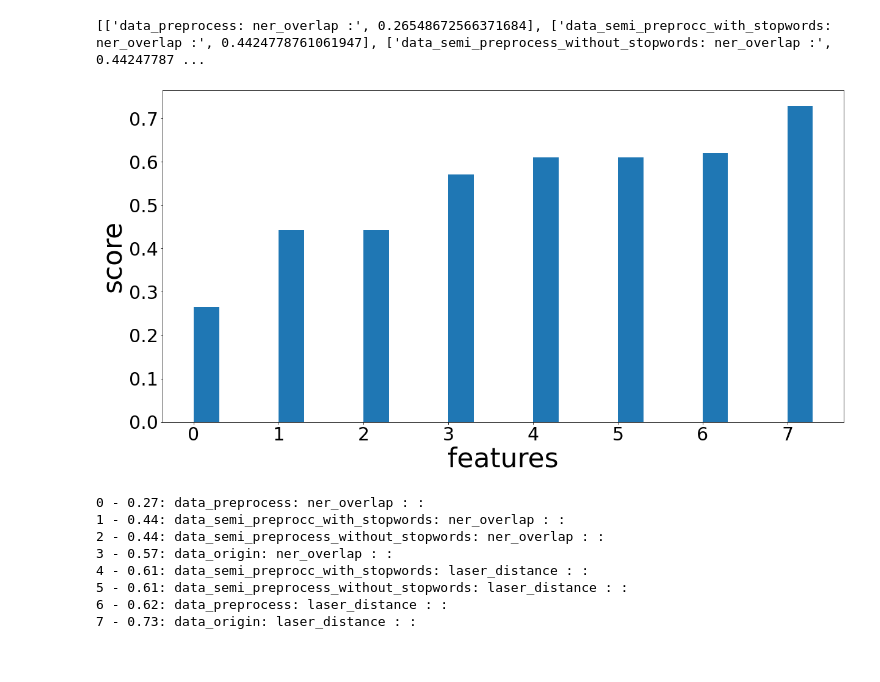
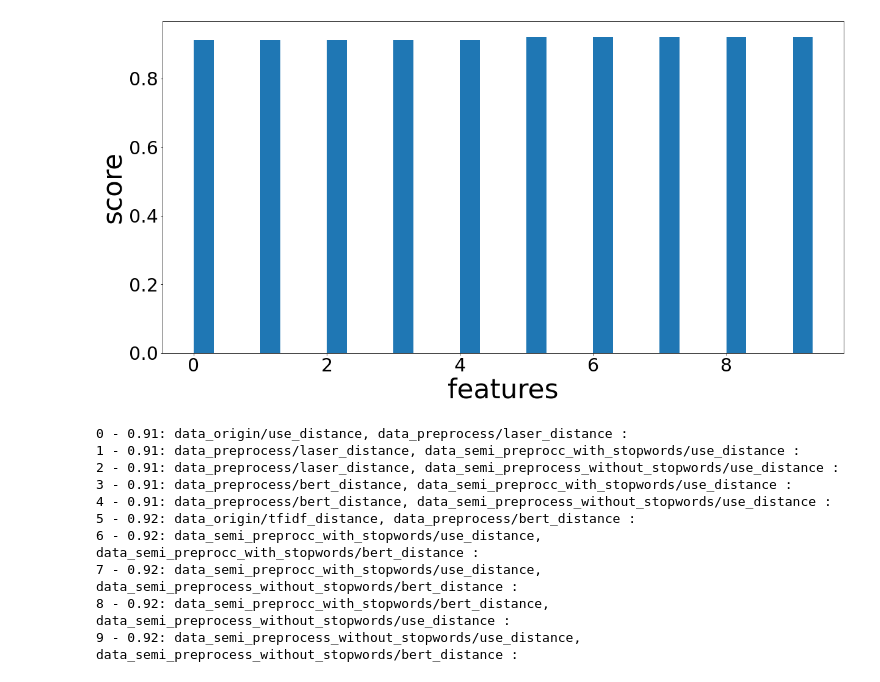
Before and after one commit to DaniilRoman/short_answers_scoring, a Jupyter notebook: visualization.ipynb, the cells around one changed output. Cells and saved outputs as stored; diff of their text form; code cells hidden in the pictures.

```diff
--- a/visualization.ipynb
+++ b/visualization.ipynb
@@ -97,6 +96,11 @@ def chunks(lst, n):
     for i in range(0, len(lst), n):
         yield lst[i:i + n]
 # %%
+ALL_SCORES_FILE_NAME = "all_scores"
+MOST_SCORES_FILE_NAME = "most_scores"
+LESS_SCORES_FILE_NAME = "less_scores"
+CLASSIFICATION_RESULT = "/home/droman/Documents/diploma/deeppavlov_ner_3.6/data/output/classification/scores.json"
+
 def print_scores(scores_structure, file_name):
     features_names = scores_structure[0] #[', '.join(x) for x in scores_structure[0]]
     features = scores_structure[1]
@@ -118,21 +122,26 @@ def print_scores(scores_structure, file_name):
         print(lines)
         file.write(lines)
 
-def get_scores(input="/home/droman/Documents/diploma/deeppavlov_ner_3.6/data/output/classification/scores.json"):
+def get_scores(input=CLASSIFICATION_RESULT):
     with open(input) as json_file:
         return json.load(json_file)
 
 def get_columns_from_json(scores_data):
-    return [item["data_type"] + ": " + ', '.join(x_column) + " :" for item in scores_data["items"] for x_column in item["x_columns"]]
+    try:
+        return [item["data_type"] + ": " + ', '.join(x_column) + " :" for item in scores_data["items"] for x_column in item["x_columns"]]
+    except:
+        return [', '.join(x_column) for item in scores_data["items"] for x_column in item["x_columns"]]
+
+
 def get_scores_from_json(scores_data):
     res = [score for item in scores_data["items"] for score in item["scores"]]
     return res
 
 def most_scored():
-    print_scored_abstract(lambda x: x[-10:], "most_sorted")
+    print_scored_abstract(lambda x: x[-10:], MOST_SCORES_FILE_NAME)
 
 def less_scored():
-    print_scored_abstract(lambda x: x[:10], "less_sorted")
+    print_scored_abstract(lambda x: x[:10], LESS_SCORES_FILE_NAME)
 
 def scores_by_feature(feature, feature2=None):
     def filter_fun(xx):
@@ -143,7 +152,7 @@ def scores_by_feature(feature, feature2=None):
     print_scored_abstract(lambda x: list(filter(filter_fun, x)), "scores_by_" + feature)
 
 def all_scored():
-    print_scored_abstract(lambda x: x, "all_sorted")
+    print_scored_abstract(lambda x: x, ALL_SCORES_FILE_NAME)
 
 def print_scored_abstract(get_part, file_name):
     scores_data = get_scores()
@@ -158,7 +167,6 @@ def print_scored_abstract(get_part, file_name):
 
     pairs = sorted(pairs, key=lambda x: x[1])
     pairs = get_part(pairs)
-    print(pairs)
 
     columns = [i[0] for i in pairs]
     scores = [i[1] for i in pairs]
@@ -166,17 +174,18 @@ def print_scored_abstract(get_part, file_name):
     print_scores([columns, scores], file_name)
 # %%
 # less_scored()
-# most_scored()
+most_scored()
 # all_scored()
-scores_by_feature(": ner_overlap", ": laser_distance :")
+# scores_by_feature(": ner_overlap", ": laser_distance :")
 # %% [output]
+[figure, new version]
-[['data_preprocess: ner_overlap :', 0.26548672566371684], ['data_semi_preprocc_with_stopwords: ner_overlap :', 0.4424778761061947], ['data_semi_preprocess_without_stopwords: ner_overlap :', 0.44247787 ...
+0 - 0.91: data_origin/use_distance, data_preprocess/laser_distance :
+1 - 0.91: data_preprocess/laser_distance, data_semi_preprocc_with_stopwords/use_distance :
+2 - 0.91: data_preprocess/laser_distance, data_semi_preprocess_without_stopwords/use_distance :
+3 - 0.91: data_preprocess/bert_distance, data_semi_preprocc_with_stopwords/use_distance :
+4 - 0.91: data_preprocess/bert_distance, data_semi_preprocess_without_stopwords/use_distance :
+5 - 0.92: data_origin/tfidf_distance, data_preprocess/bert_distance :
+6 - 0.92: data_semi_preprocc_with_stopwords/use_distance, data_semi_preprocc_with_stopwords/bert_distance :
+7 - 0.92: data_semi_preprocc_with_stopwords/use_distance, data_semi_preprocess_without_stopwords/bert_distance :
+8 - 0.92: data_semi_preprocc_with_stopwords/bert_distance, data_semi_preprocess_without_stopwords/use_distance :
+9 - 0.92: data_semi_preprocess_without_stopwords/use_distance, data_semi_preprocess_without_stopwords/bert_distance :
-[figure, old version]
-0 - 0.27: data_preprocess: ner_overlap : :
-1 - 0.44: data_semi_preprocc_with_stopwords: ner_overlap : :
-2 - 0.44: data_semi_preprocess_without_stopwords: ner_overlap : :
-3 - 0.57: data_origin: ner_overlap : :
-4 - 0.61: data_semi_preprocc_with_stopwords: laser_distance : :
-5 - 0.61: data_semi_preprocess_without_stopwords: laser_distance : :
-6 - 0.62: data_preprocess: laser_distance : :
-7 - 0.73: data_origin: laser_distance : :
```
Also changed, not shown: parts of 4 cells of this notebook, 2 other files.
